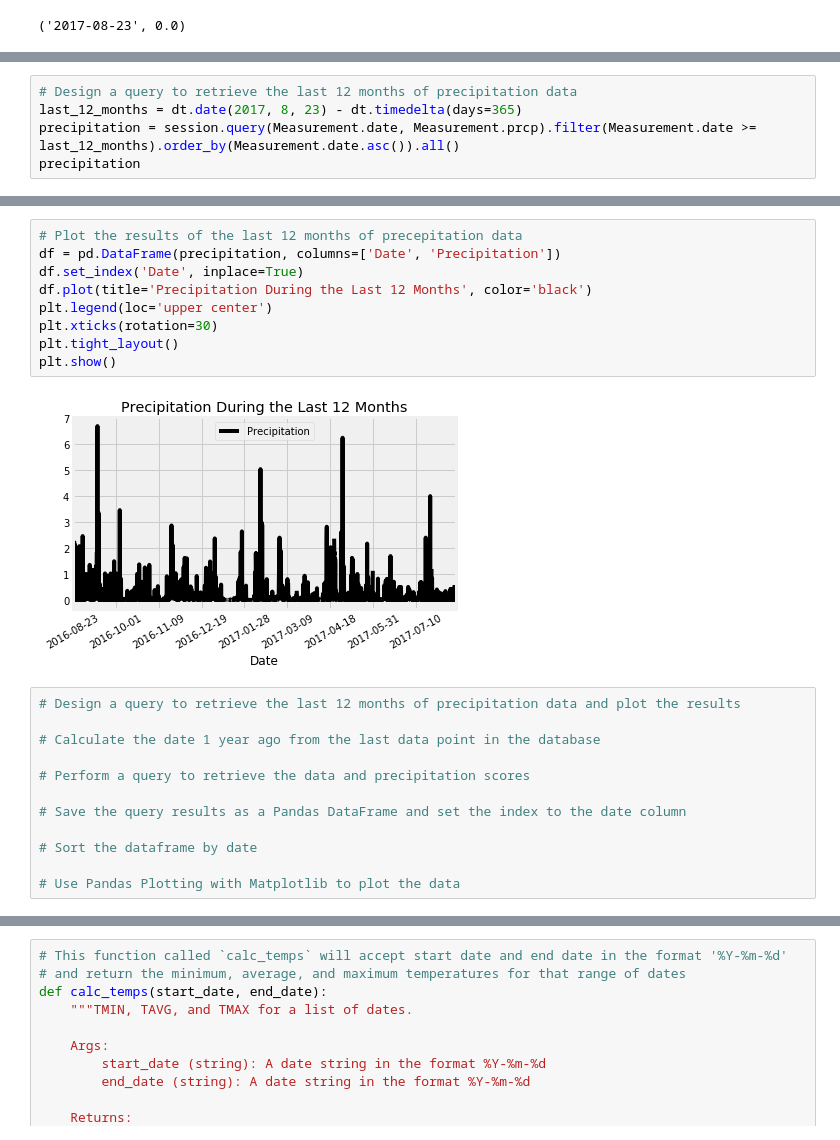
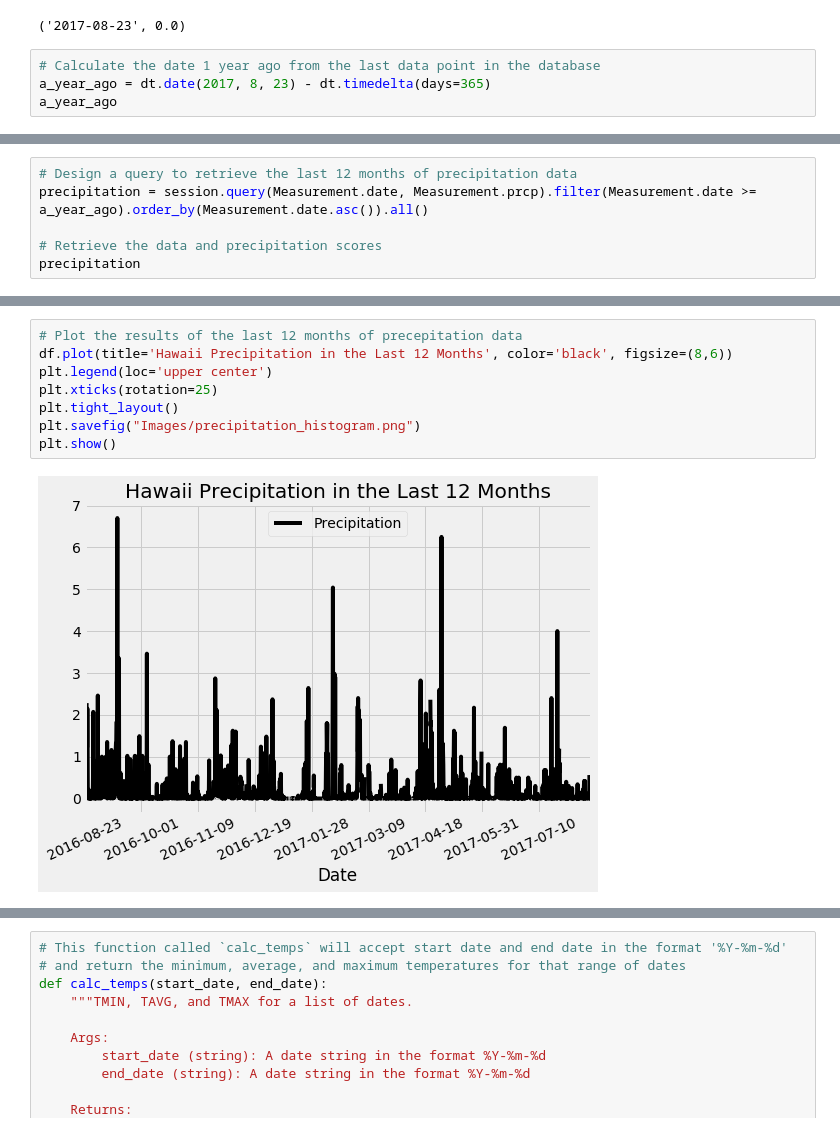
Before and after one commit to cbourdeau/SQLAlchemy-Surf-Weather-Analysis, a Jupyter notebook: climate_starter.ipynb, the cells around one changed output, grey strips where cells are left out. Saved outputs shown, nothing was run; the diff lists cells and outputs as text.

```diff
--- a/climate_starter.ipynb
+++ b/climate_starter.ipynb
@@ -60,3 +62,7 @@ engine.execute('SELECT * FROM station LIMIT 5').fetchall()
 session.query(Measurement.date, Measurement.prcp).order_by(Measurement.date.desc()).first()
 # %% [output]
 ('2017-08-23', 0.0)
+# %%
+# Calculate the date 1 year ago from the last data point in the database
+a_year_ago = dt.date(2017, 8, 23) - dt.timedelta(days=365)
+a_year_ago
@@ -63,7 +71,8 @@ session.query(Measurement.date, Measurement.prcp).order_by(Measurement.date.desc
 # %%
 # Design a query to retrieve the last 12 months of precipitation data
-last_12_months = dt.date(2017, 8, 23) - dt.timedelta(days=365)
-precipitation = session.query(Measurement.date, Measurement.prcp).filter(Measurement.date >= last_12_months).order_by(Measurement.date.asc()).all()
+precipitation = session.query(Measurement.date, Measurement.prcp).filter(Measurement.date >= a_year_ago).order_by(Measurement.date.asc()).all()
+
+# Retrieve the data and precipitation scores
 precipitation
 # %% [output]
 [('2016-08-23', 0.0),
@@ -86,23 +108,10 @@ precipitation
 # %%
 # Plot the results of the last 12 months of precepitation data
-df = pd.DataFrame(precipitation, columns=['Date', 'Precipitation'])
-df.set_index('Date', inplace=True)
-df.plot(title='Precipitation During the Last 12 Months', color='black')
+df.plot(title='Hawaii Precipitation in the Last 12 Months', color='black', figsize=(8,6))
 plt.legend(loc='upper center')
-plt.xticks(rotation=30)
+plt.xticks(rotation=25)
 plt.tight_layout()
+plt.savefig("Images/precipitation_histogram.png")
 plt.show()
 # %% [output]
-[figure, old version]
+[figure, new version]
-# %%
-# Design a query to retrieve the last 12 months of precipitation data and plot the results
-
-# Calculate the date 1 year ago from the last data point in the database
-
-# Perform a query to retrieve the data and precipitation scores
-
-# Save the query results as a Pandas DataFrame and set the index to the date column
-
-# Sort the dataframe by date
-
-# Use Pandas Plotting with Matplotlib to plot the data
```
Also changed, not shown: parts of 24 cells of this notebook, 6 other files.
